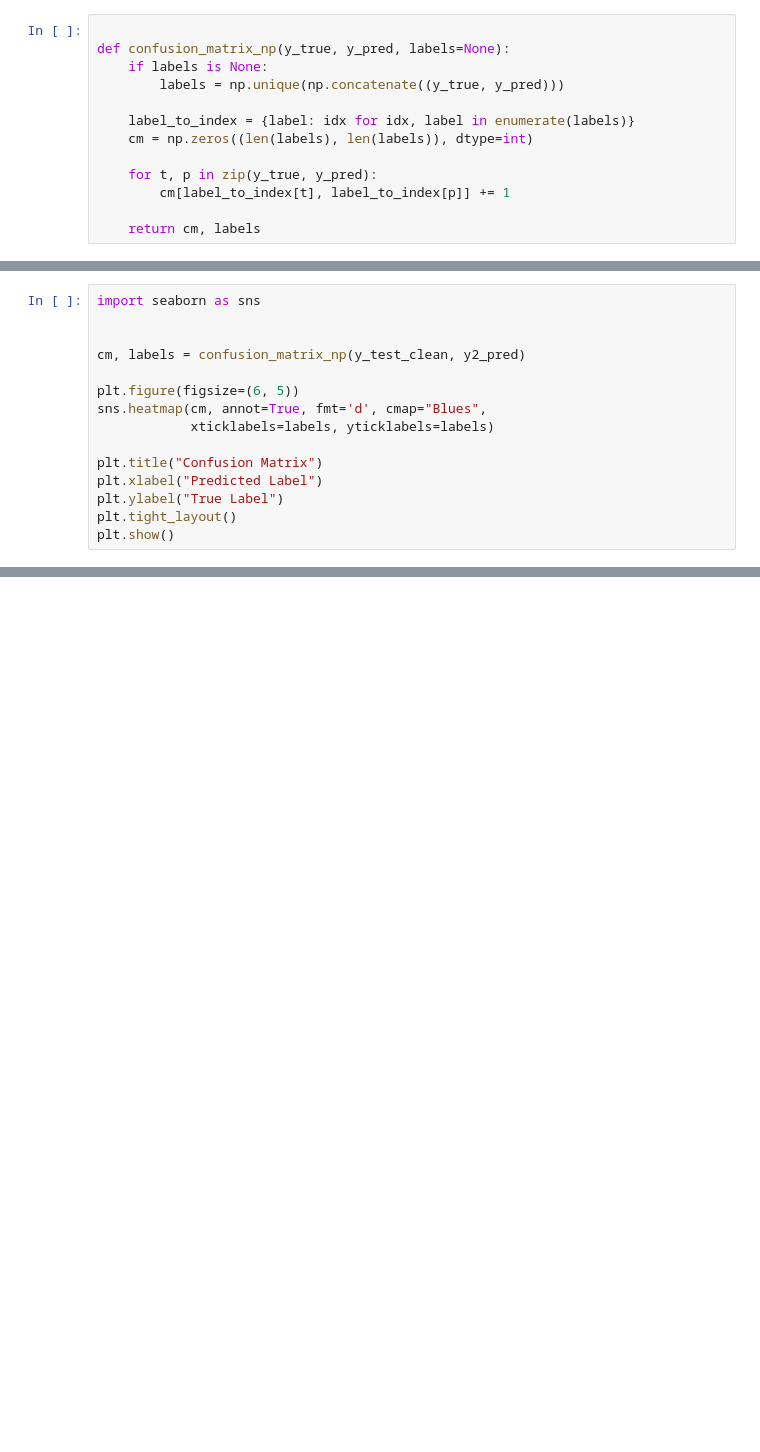
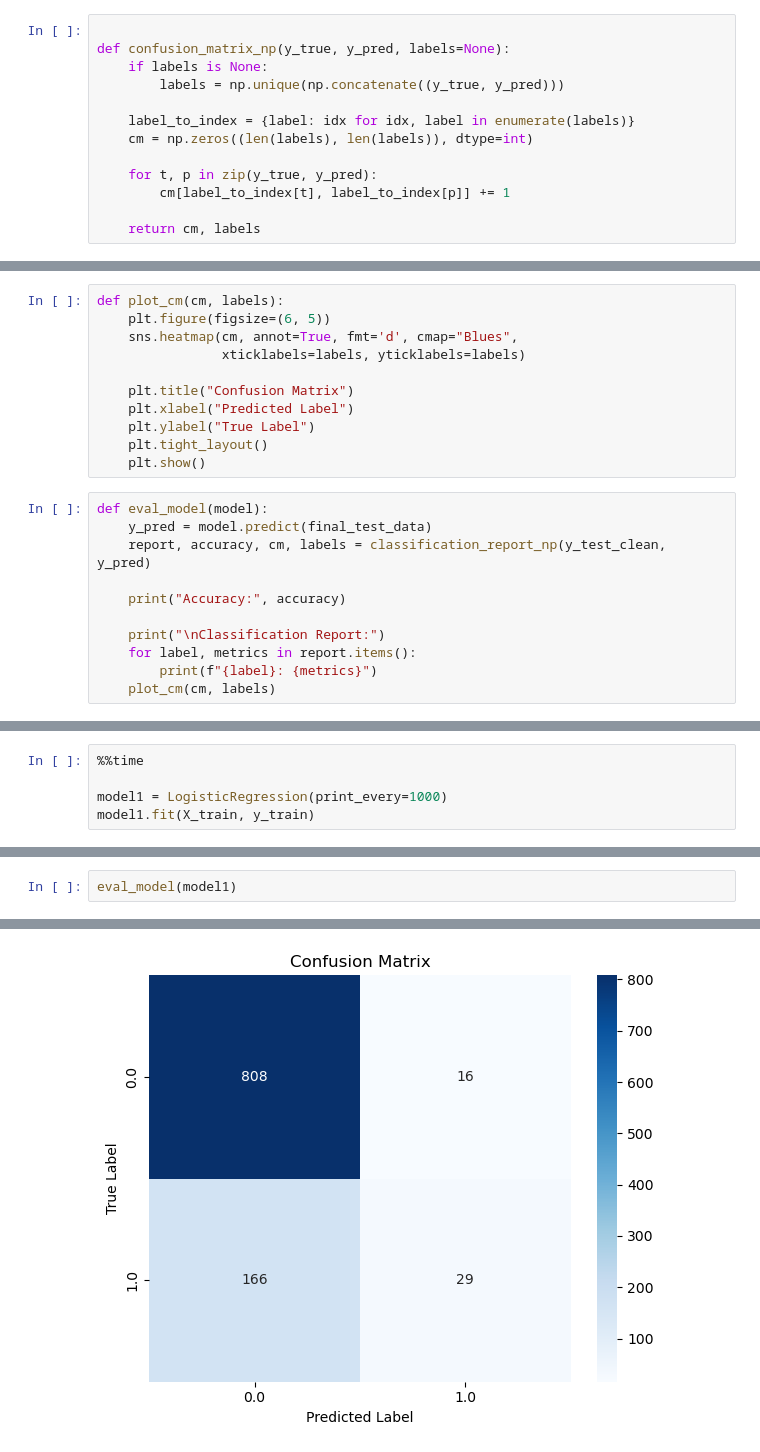
Before and after one commit to DinhXuanKhuong/Job-Change-of-Data-Scientists_Logistic-Regression-From-Scratch, a Jupyter notebook: notebooks/03_modeling.ipynb, the cells around one changed output, grey strips where cells are left out. Drawn from its saved outputs; the diff is of its cells as text; blank space fills up the shorter version.

```diff
--- a/notebooks/03_modeling.ipynb
+++ b/notebooks/03_modeling.ipynb
@@ -768,15 +703,0 @@ Classification Report:
-# %%
-import seaborn as sns
-
-
-cm, labels = confusion_matrix_np(y_test_clean, y2_pred)
-
-plt.figure(figsize=(6, 5))
-sns.heatmap(cm, annot=True, fmt='d', cmap="Blues",
-            xticklabels=labels, yticklabels=labels)
-
-plt.title("Confusion Matrix")
-plt.xlabel("Predicted Label")
-plt.ylabel("True Label")
-plt.tight_layout()
-plt.show()
@@ -784,0 +704,22 @@ plt.show()
+# %%
+def plot_cm(cm, labels):
+    plt.figure(figsize=(6, 5))
+    sns.heatmap(cm, annot=True, fmt='d', cmap="Blues",
+                xticklabels=labels, yticklabels=labels)
+
+    plt.title("Confusion Matrix")
+    plt.xlabel("Predicted Label")
+    plt.ylabel("True Label")
+    plt.tight_layout()
+    plt.show()
+# %%
+def eval_model(model):
+    y_pred = model.predict(final_test_data)
+    report, accuracy, cm, labels = classification_report_np(y_test_clean, y_pred)
+
+    print("Accuracy:", accuracy)
+
+    print("\nClassification Report:")
+    for label, metrics in report.items():
+        print(f"{label}: {metrics}")
+    plot_cm(cm, labels)
@@ -784,0 +739,5 @@ plt.show()
+# %%
+%%time
+
+model1 = LogisticRegression(print_every=1000)
+model1.fit(X_train, y_train)
@@ -784,0 +762,3 @@ plt.show()
+# %%
+eval_model(model1)
+# %% [output]
@@ -784,0 +770 @@ plt.show()
+[figure, added]
```
Also changed, not shown: parts of 39 cells of this notebook, 9 other files.
